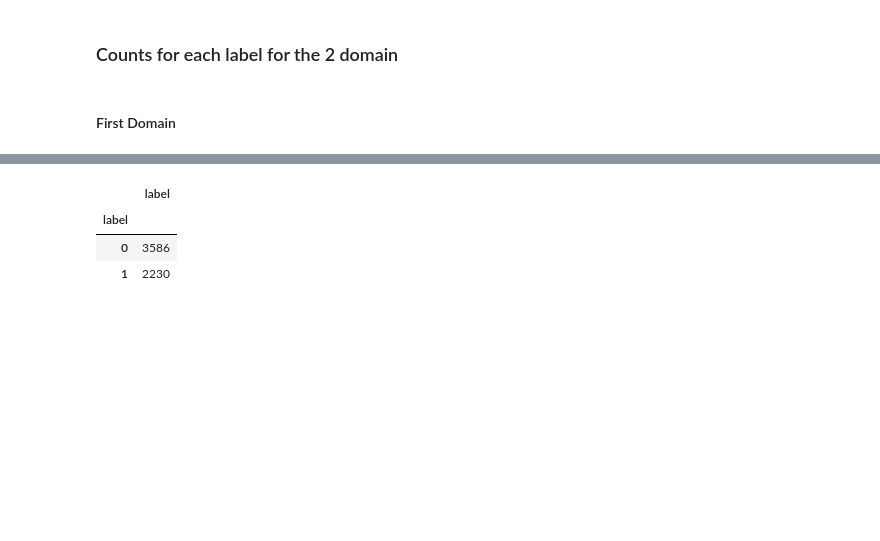
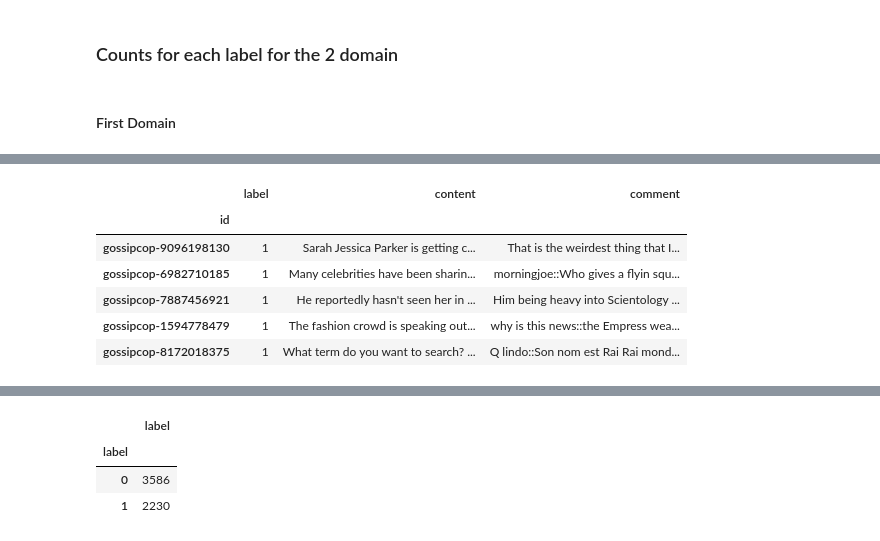
Before and after one commit to AmritaBh/FakeNews, a Jupyter notebook: Cross Domain Fake News.ipynb, the cells around one changed output, grey strips where cells are left out. Cells and saved outputs as stored; diff of their text form; code cells hidden in the pictures; blank space fills up the shorter version.

```diff
--- a/Cross Domain Fake News.ipynb
+++ b/Cross Domain Fake News.ipynb
@@ -49,0 +73,11 @@ domain2_frame
+# %%
+domain1_merged = pd.merge(domain1_frame, domain1_comment_frame, on=['id'], how='inner')
+domain1_merged.head()
+# %% [output]
+|  | label | content | comment |
+| id |  |  |  |
+| gossipcop-9096198130 | 1 | Sarah Jessica Parker is getting c... | That is the weirdest thing that I... |
+| gossipcop-6982710185 | 1 | Many celebrities have been sharin... | morningjoe::Who gives a flyin squ... |
+| gossipcop-7887456921 | 1 | He reportedly hasn't seen her in ... | Him being heavy into Scientology ... |
+| gossipcop-1594778479 | 1 | The fashion crowd is speaking out... | why is this news::the Empress wea... |
+| gossipcop-8172018375 | 1 | What term do you want to search? ... | Q lindo::Son nom est Rai Rai mond... |
```
Also changed, not shown: parts of 10 cells of this notebook.
